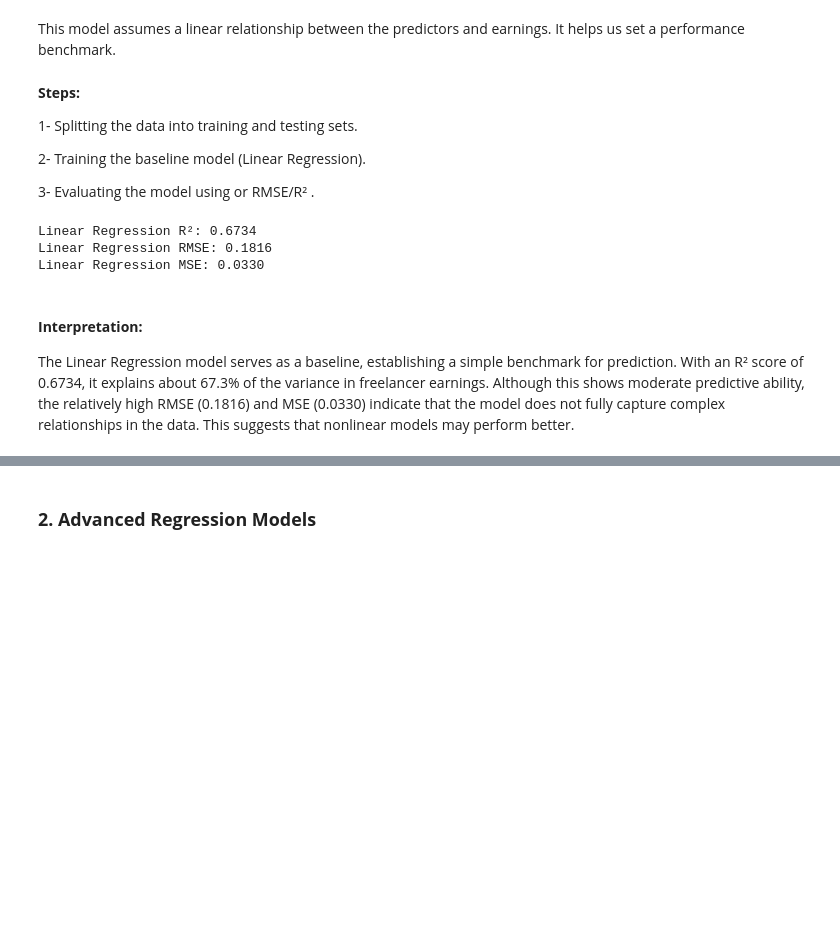
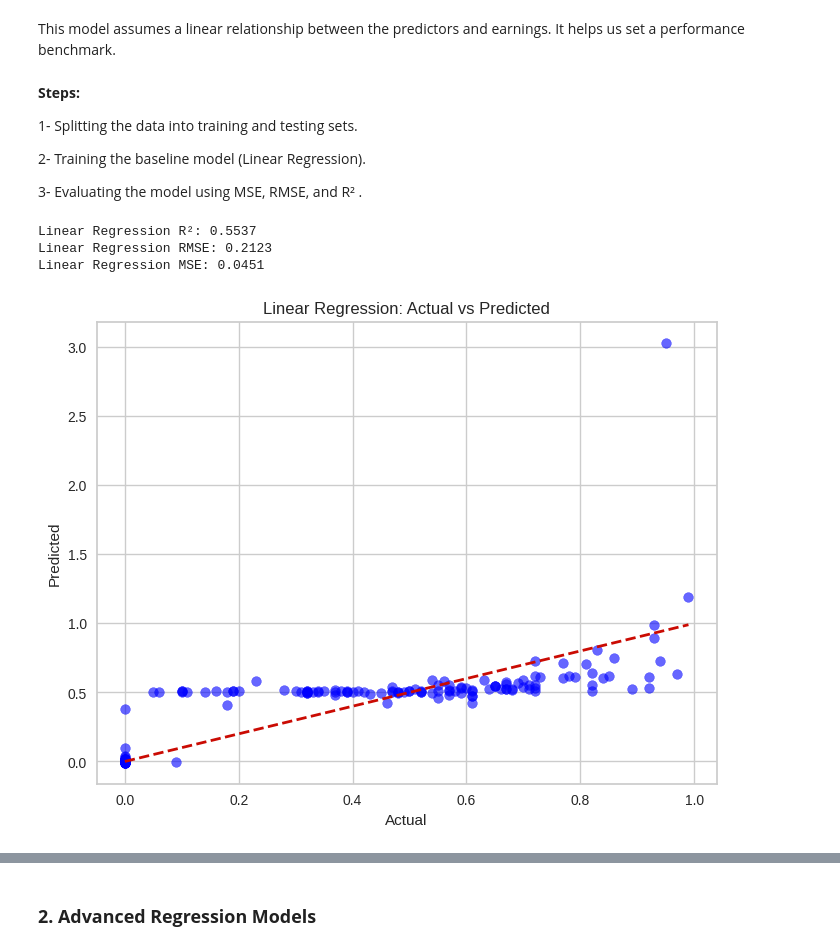
Before and after one commit to iRoseM/Freelancing-Trends--IT362, a Jupyter notebook: IT362_groub_6.ipynb, the cells around one changed output, grey strips where cells are left out. Saved outputs shown, nothing was run; the diff lists cells and outputs as text; code cells hidden in the pictures; blank space fills up the shorter version.

Commit message:
regression

```diff
--- a/IT362_groub_6.ipynb
+++ b/IT362_groub_6.ipynb
@@ -1468,3 +1480,20 @@ Hypothesis:
+# %%
+import pandas as pd
+from sklearn.model_selection import train_test_split
+from sklearn.linear_model import LinearRegression
+from sklearn.ensemble import RandomForestRegressor
+import xgboost as xgb
+from sklearn.metrics import mean_squared_error, r2_score
+
+# Features and target variable
+# We'll use 'Skills', 'Hourly Rate', 'Rating', and 'Reviews' as predictors
+X = df[['Skills', 'Hourly Rate', 'Rating', 'Reviews']]
+
+# Target variable is 'Total Earnings'
+y = df['Total Earnings']
+
+# Split the data into training and test sets (80-20 split)
+X_train, X_test, y_train, y_test = train_test_split(X, y, test_size=0.2, random_state=42)
 # %% [markdown]
 ### **1. Baseline Model**
 # %% [markdown]
@@ -1476,26 +1505,13 @@ This model assumes a linear relationship between the predictors and earnings. It
 
 2- Training the baseline model (Linear Regression).
 
-3- Evaluating the model using  or RMSE/R² .
+3- Evaluating the model using MSE, RMSE, and R² .
 # %%
-from sklearn.model_selection import train_test_split
-from sklearn.linear_model import LinearRegression
-from sklearn.metrics import mean_squared_error, r2_score
-
-# Select features
-features = pd.concat([pd.get_dummies(df['Skills']), df[['Hourly Rate', 'Rating']]], axis=1)
-features.columns = features.columns.astype(str)
-target = df['Total Earnings']
-
-# Split the data
-X_train, X_test, y_train, y_test = train_test_split(features, target, test_size=0.2, random_state=42)
-
-# Train Linear Regression
+# Baseline Model: Linear Regression
 lr_model = LinearRegression()
 lr_model.fit(X_train, y_train)
+
 y_pred_lr = lr_model.predict(X_test)
-
-# Evaluate
 lr_r2 = r2_score(y_test, y_pred_lr)
 lr_mse = mean_squared_error(y_test, y_pred_lr)
 lr_rmse = lr_mse ** 0.5
@@ -1504,9 +1520,17 @@ print(f"Linear Regression R²: {lr_r2:.4f}")
 print(f"Linear Regression RMSE: {lr_rmse:.4f}")
 print(f"Linear Regression MSE: {lr_mse:.4f}")
 # %% [output]
-Linear Regression R²: 0.6734
-Linear Regression RMSE: 0.1816
-Linear Regression MSE: 0.0330
+Linear Regression R²: 0.5537
+Linear Regression RMSE: 0.2123
+Linear Regression MSE: 0.0451
-# %% [markdown]
-#### **Interpretation:**
-The Linear Regression model serves as a baseline, establishing a simple benchmark for prediction. With an R² score of 0.6734, it explains about 67.3% of the variance in freelancer earnings. Although this shows moderate predictive ability, the relatively high RMSE (0.1816) and MSE (0.0330) indicate that the model does not fully capture complex relationships in the data. This suggests that nonlinear models may perform better.
+# %%
+# Linear Regression: Actual vs Predicted
+plt.figure(figsize=(8, 6))
+plt.scatter(y_test, y_pred_lr, color='blue', alpha=0.6)
+plt.plot([y_test.min(), y_test.max()], [y_test.min(), y_test.max()], '--r', lw=2)
+plt.title('Linear Regression: Actual vs Predicted')
+plt.xlabel('Actual')
+plt.ylabel('Predicted')
+plt.show()
+# %% [output]
+[figure, added]
```
Also changed, not shown: parts of 41 cells of this notebook.
